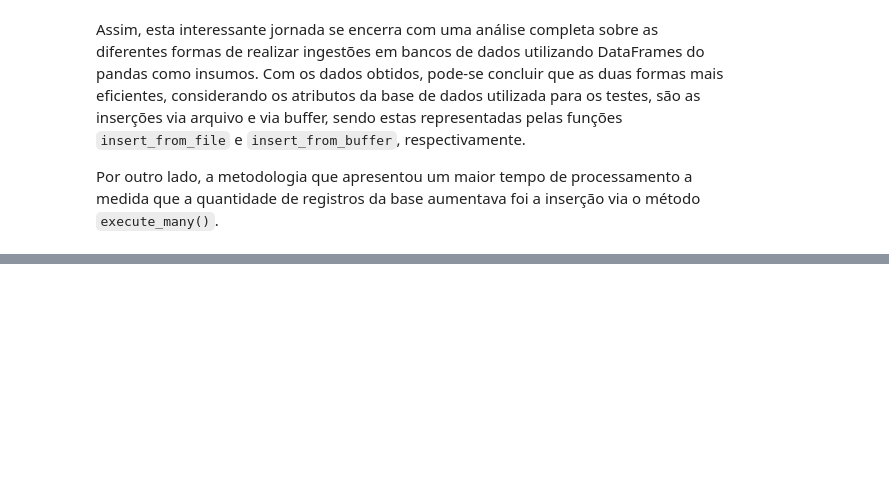
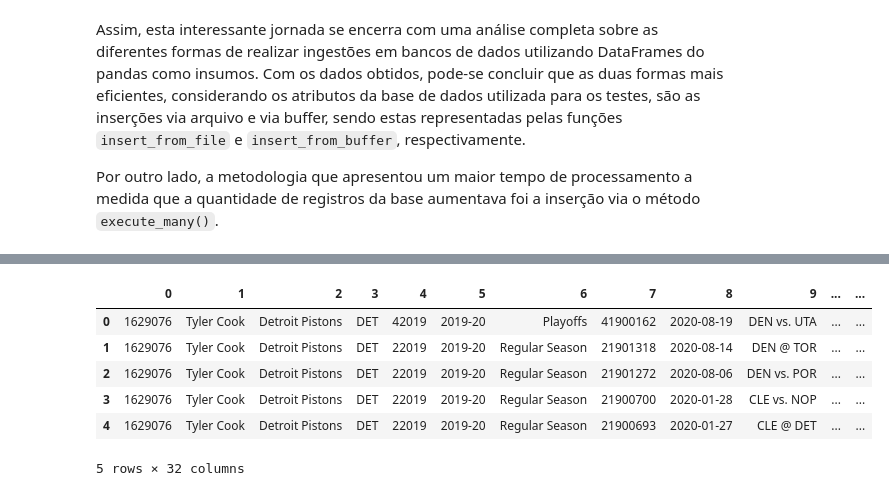
Before and after one commit to ThiagoPanini/nbaflow, a Jupyter notebook: notebooks/NBAFlow-aws-migration.ipynb, the cells around one changed output, grey strips where cells are left out. Saved outputs shown, nothing was run; the diff lists cells and outputs as text; code cells hidden in the pictures; blank space fills up the shorter version.

```diff
--- a/notebooks/NBAFlow-aws-migration.ipynb
+++ b/notebooks/NBAFlow-aws-migration.ipynb
@@ -1399,0 +1637,12 @@ Por outro lado, a metodologia que apresentou um maior tempo de processamento a m
+# %%
+# Inicializando objeto
+db = DatabaseConnection(host=HOST, database=DB_NAME, user=DB_USER, password=os.getenv('DB_PWD'))
+
+# Testando inserção de valores
+db.insert_execute_values(df=df.iloc[:100, :], table=table_name)
+
+# Retornando valores
+query = f'SELECT * FROM {table_name}'
+df_result = db.select_values(query)
+df_result.head()
+# %% [output]
@@ -1399,0 +1652,7 @@ Por outro lado, a metodologia que apresentou um maior tempo de processamento a m
+|  | 0 | 1 | 2 | 3 | 4 | 5 | 6 | 7 | 8 | 9 | ... | ... |
+| 0 | 1629076 | Tyler Cook | Detroit Pistons | DET | 42019 | 2019-20 | Playoffs | 41900162 | 2020-08-19 | DEN vs. UTA | ... | ... |
+| 1 | 1629076 | Tyler Cook | Detroit Pistons | DET | 22019 | 2019-20 | Regular Season | 21901318 | 2020-08-14 | DEN @ TOR | ... | ... |
+| 2 | 1629076 | Tyler Cook | Detroit Pistons | DET | 22019 | 2019-20 | Regular Season | 21901272 | 2020-08-06 | DEN vs. POR | ... | ... |
+| 3 | 1629076 | Tyler Cook | Detroit Pistons | DET | 22019 | 2019-20 | Regular Season | 21900700 | 2020-01-28 | CLE vs. NOP | ... | ... |
+| 4 | 1629076 | Tyler Cook | Detroit Pistons | DET | 22019 | 2019-20 | Regular Season | 21900693 | 2020-01-27 | CLE @ DET | ... | ... |
+5 rows × 32 columns
```
Also changed, not shown: parts of 11 cells of this notebook.
